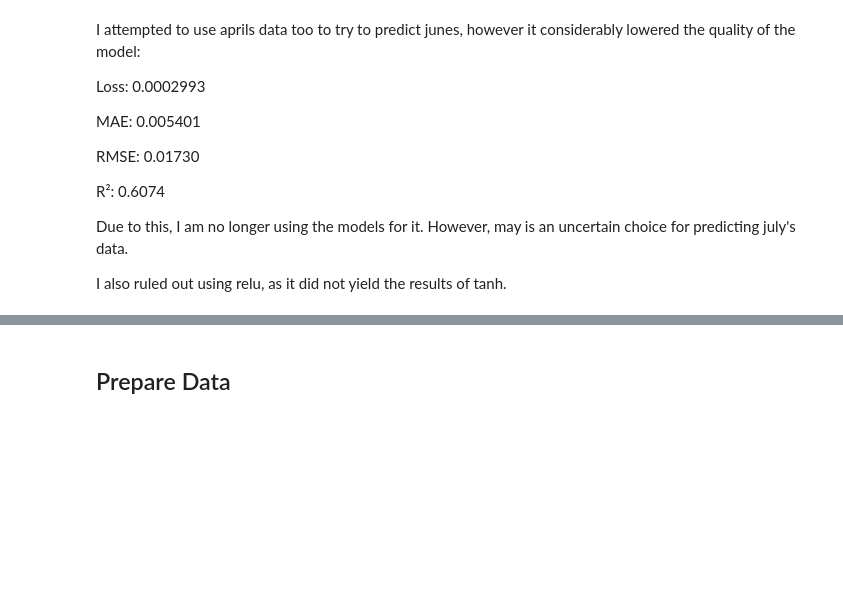
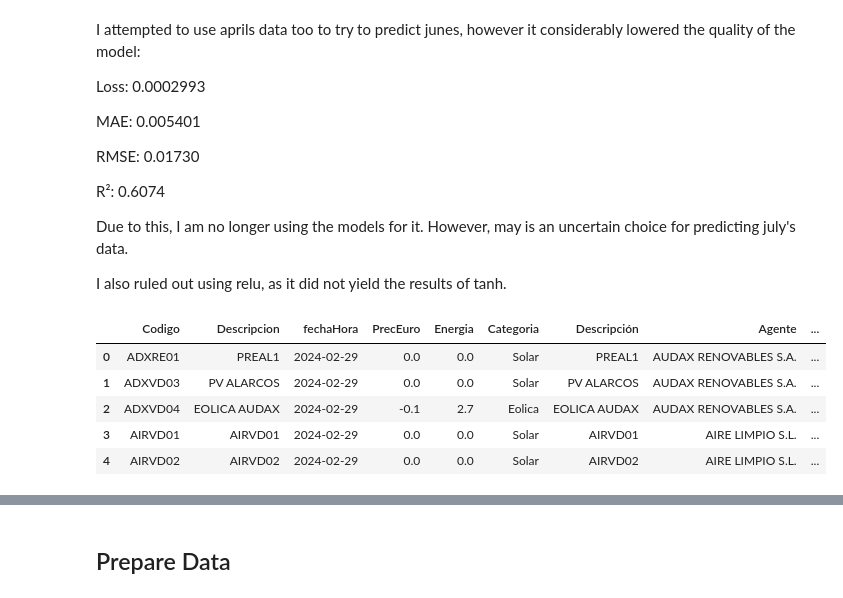
Before and after one commit to apayne185/electricity-forecast-spain, a Jupyter notebook: lstm_c1.ipynb, the cells around one changed output, grey strips where cells are left out. Cells and saved outputs as stored; diff of their text form; code cells hidden in the pictures; blank space fills up the shorter version.

```diff
--- a/lstm_c1.ipynb
+++ b/lstm_c1.ipynb
@@ -30,11 +39,19 @@ from sklearn.metrics import mean_absolute_error, mean_squared_error, r2_score,
 # %%
 df_omie_labelled = pd.read_csv('data\\df_omie_labelled.csv')
+unit_list = pd.read_csv('data\\unit_list.csv')
 filtered_categories = pd.read_csv('data\\filtered_categories.csv')
 df_omie_blind = pd.read_csv('data\\df_omie_blind.csv')
-unit_list = pd.read_csv('data\\unit_list.csv')
-
-
-unit_list["Tecnología"] = unit_list["Tecnología"].fillna("Unknown")
 
 df_omie_labelled['fechaHora'] = pd.to_datetime(df_omie_labelled['fechaHora'])
-df_omie_blind['fechaHora'] = pd.to_datetime(df_omie_blind['fechaHora'])
+
+df = pd.merge(df_omie_labelled, filtered_categories, on='Codigo', how='left')
+df = pd.merge(df, unit_list, on='Codigo', how='left')
+
+df.head()
+# %% [output]
+|  | Codigo | Descripcion | fechaHora | PrecEuro | Energia | Categoria | Descripción | Agente | ... |
+| 0 | ADXRE01 | PREAL1 | 2024-02-29 | 0.0 | 0.0 | Solar | PREAL1 | AUDAX RENOVABLES S.A. | ... |
+| 1 | ADXVD03 | PV ALARCOS | 2024-02-29 | 0.0 | 0.0 | Solar | PV ALARCOS | AUDAX RENOVABLES S.A. | ... |
+| 2 | ADXVD04 | EOLICA AUDAX | 2024-02-29 | -0.1 | 2.7 | Eolica | EOLICA AUDAX | AUDAX RENOVABLES S.A. | ... |
+| 3 | AIRVD01 | AIRVD01 | 2024-02-29 | 0.0 | 0.0 | Solar | AIRVD01 | AIRE LIMPIO S.L. | ... |
+| 4 | AIRVD02 | AIRVD02 | 2024-02-29 | 0.0 | 0.0 | Solar | AIRVD02 | AIRE LIMPIO S.L. | ... |
```
Also changed, not shown: parts of 23 cells of this notebook.
